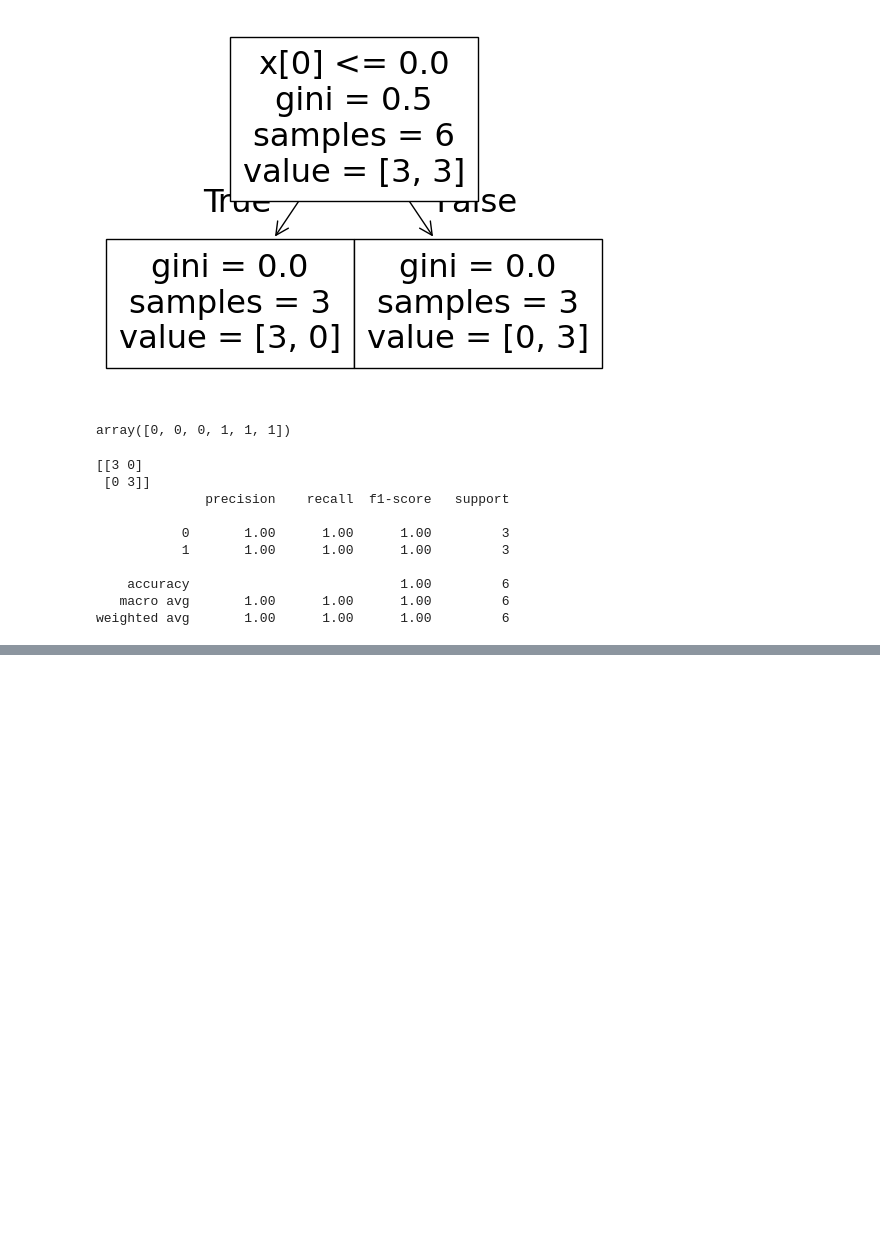
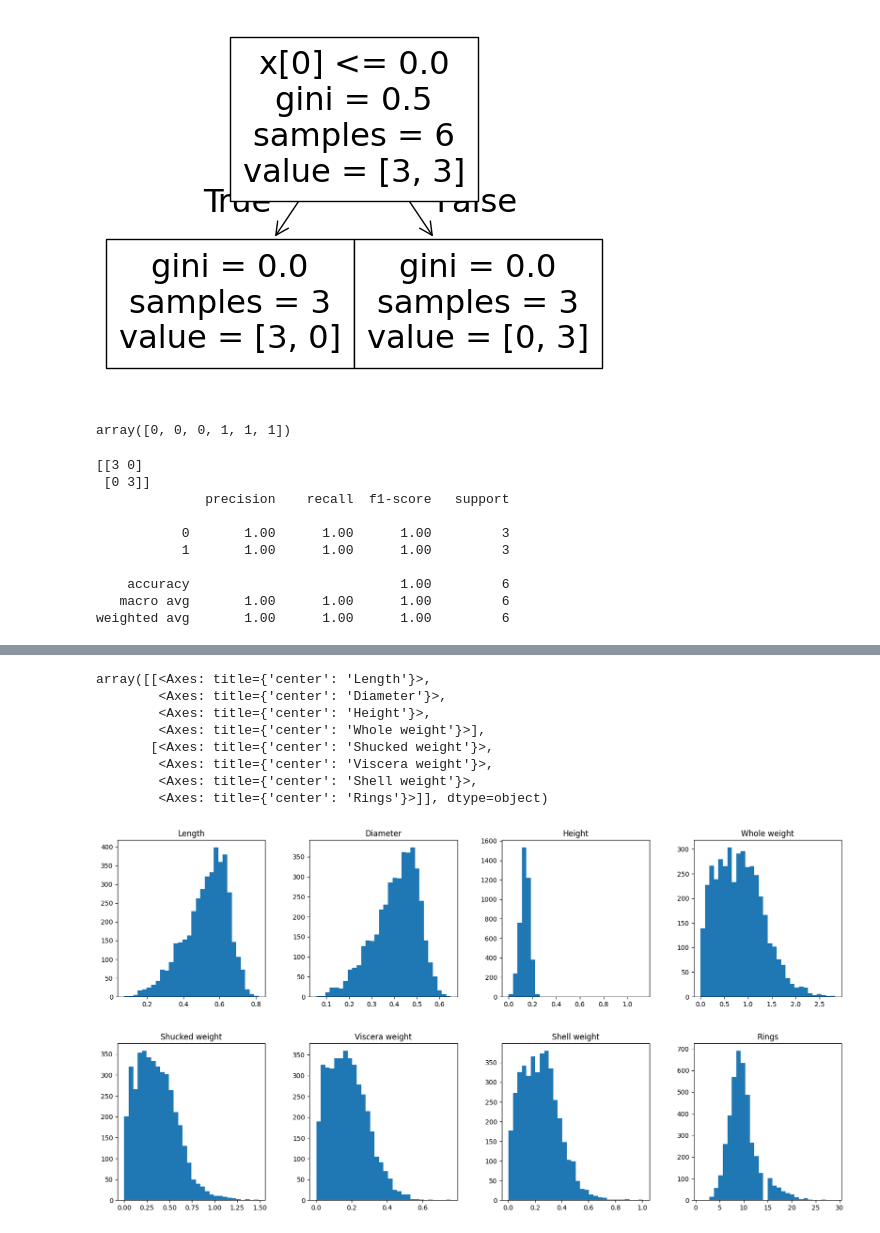
Before and after one commit to zina1t/-, a Jupyter notebook: Искусственный интеллект/Рабочая_тетрадь_5/Griaztsov_V_Workbook5.ipynb, the cells around one changed output, grey strips where cells are left out. Saved outputs shown, nothing was run; the diff lists cells and outputs as text; code cells hidden in the pictures; blank space fills up the shorter version.

```diff
--- a/Искусственный интеллект/Рабочая_тетрадь_5/Griaztsov_V_Workbook5.ipynb
+++ b/Искусственный интеллект/Рабочая_тетрадь_5/Griaztsov_V_Workbook5.ipynb
@@ -685,0 +904,12 @@ weighted avg       1.00      1.00      1.00         6
+# %%
+df.hist(figsize=(20,10), grid=False, layout=(2, 4), bins = 30)
+# %% [output]
+array([[<Axes: title={'center': 'Length'}>,
+        <Axes: title={'center': 'Diameter'}>,
+        <Axes: title={'center': 'Height'}>,
+        <Axes: title={'center': 'Whole weight'}>],
+       [<Axes: title={'center': 'Shucked weight'}>,
+        <Axes: title={'center': 'Viscera weight'}>,
+        <Axes: title={'center': 'Shell weight'}>,
+        <Axes: title={'center': 'Rings'}>]], dtype=object)
+[figure, added]
```
Also changed, not shown: parts of 34 cells of this notebook, 2 other files.
